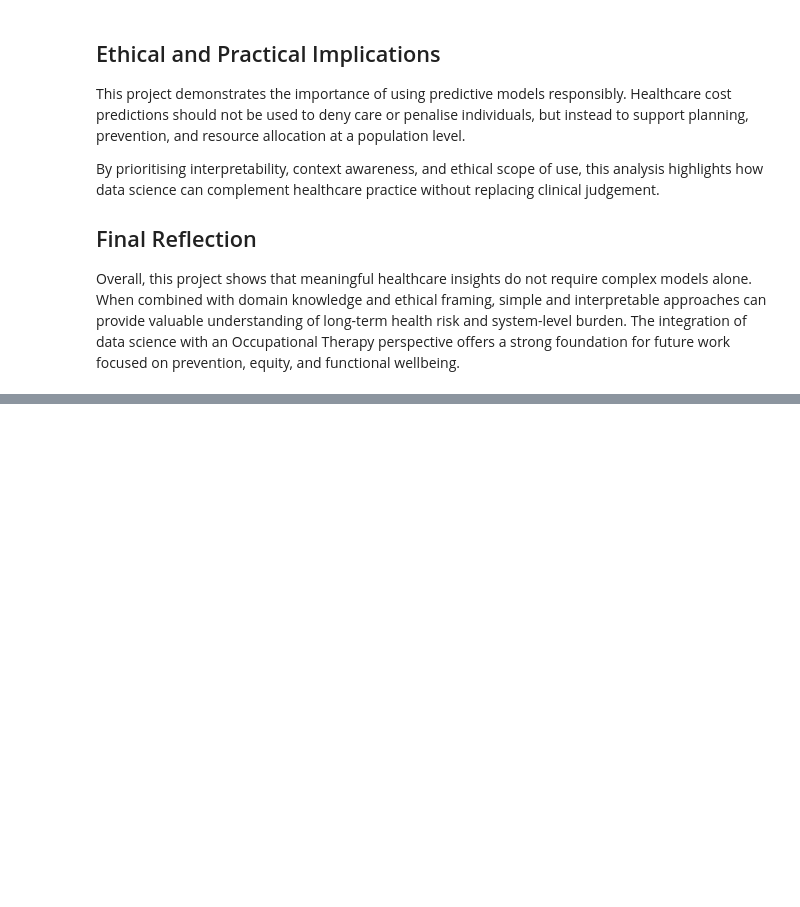
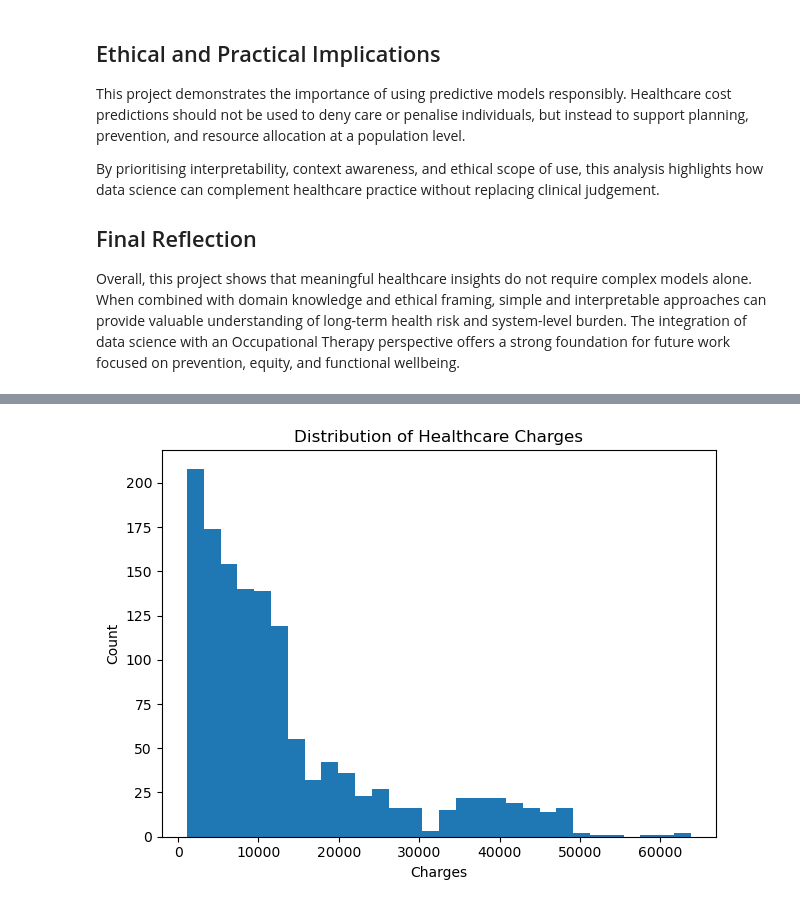
Before and after one commit to Raquel9988/wellness-healthcare-cost-prediction, a Jupyter notebook: notebooks/healthcare_cost_prediction_ot.ipynb, the cells around one changed output, grey strips where cells are left out. Saved outputs shown, nothing was run; the diff lists cells and outputs as text; code cells hidden in the pictures; blank space fills up the shorter version.

```diff
--- a/notebooks/healthcare_cost_prediction_ot.ipynb
+++ b/notebooks/healthcare_cost_prediction_ot.ipynb
@@ -2244,0 +2270,12 @@ Overall, this project shows that meaningful healthcare insights do not require c
+# %%
+plt.figure()
+plt.hist(df["charges"], bins=30)
+plt.title("Distribution of Healthcare Charges")
+plt.xlabel("Charges")
+plt.ylabel("Count")
+
+plt.tight_layout()
+plt.savefig("../figures/01_charges_histogram.png", dpi=300)
+plt.show()
+# %% [output]
+[figure, added]
```
Also changed, not shown: parts of 22 cells of this notebook, 1 other file.
